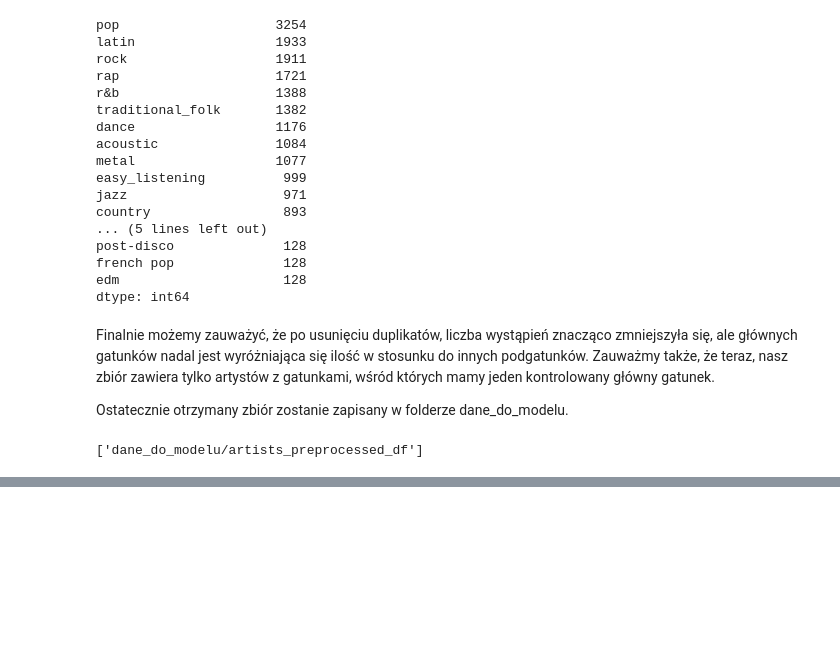
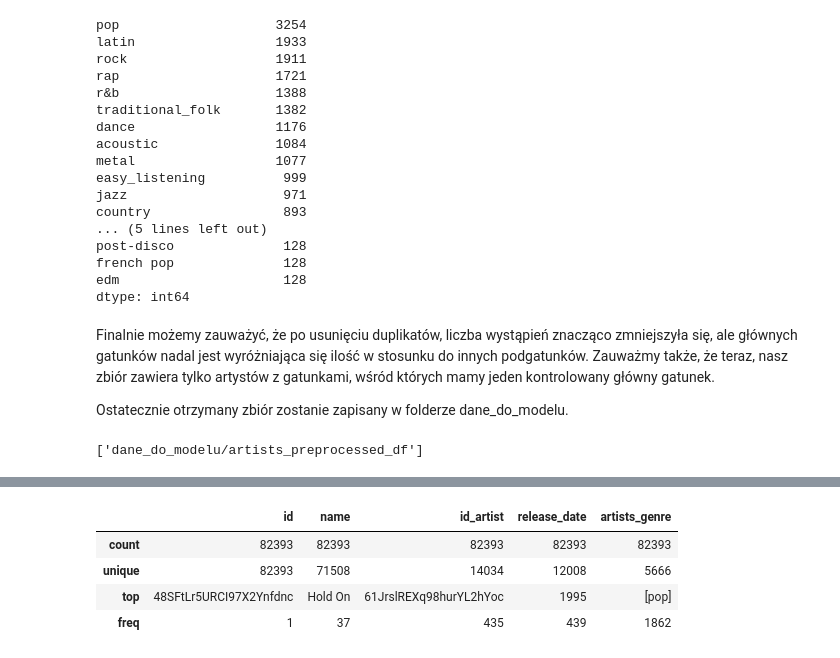
Before and after one commit to zxcvwrs/spotify-songs-ML, a Jupyter notebook: analiza_danych.ipynb, the cells around one changed output, grey strips where cells are left out. Cells and saved outputs as stored; diff of their text form; code cells hidden in the pictures; blank space fills up the shorter version.

```diff
--- a/analiza_danych.ipynb
+++ b/analiza_danych.ipynb
@@ -2036,0 +2110,3 @@ from joblib import load, dump
+# %%
+# rename artists column
+artists_df_preprocessed = artists_df_preprocessed.rename(columns={'id': 'id_artist'})
@@ -2036,0 +2127,8 @@ from joblib import load, dump
+# %%
+tracks_df_preprocessed.describe(include='object')
+# %% [output]
+|  | id | name | id_artist | release_date | artists_genre |
+| count | 82393 | 82393 | 82393 | 82393 | 82393 |
+| unique | 82393 | 71508 | 14034 | 12008 | 5666 |
+| top | 48SFtLr5URCI97X2Ynfdnc | Hold On | 61JrslREXq98hurYL2hYoc | 1995 | [pop] |
+| freq | 1 | 37 | 435 | 439 | 1862 |
```
Also changed, not shown: parts of 16 cells of this notebook, 1 other file.
